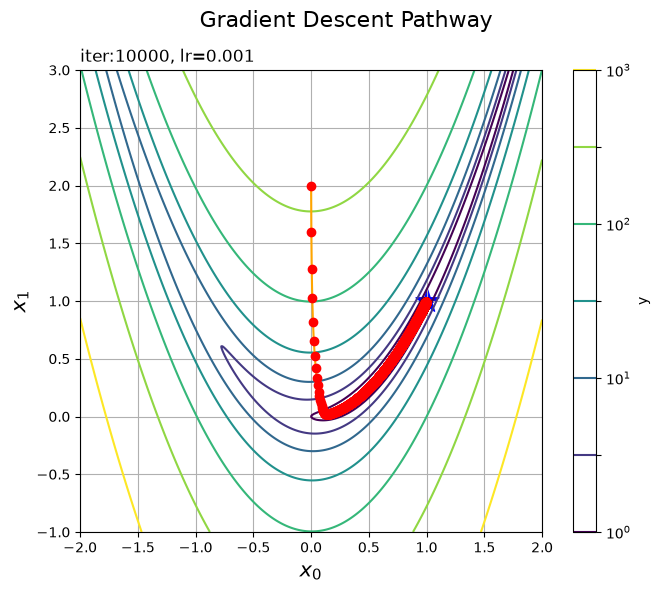
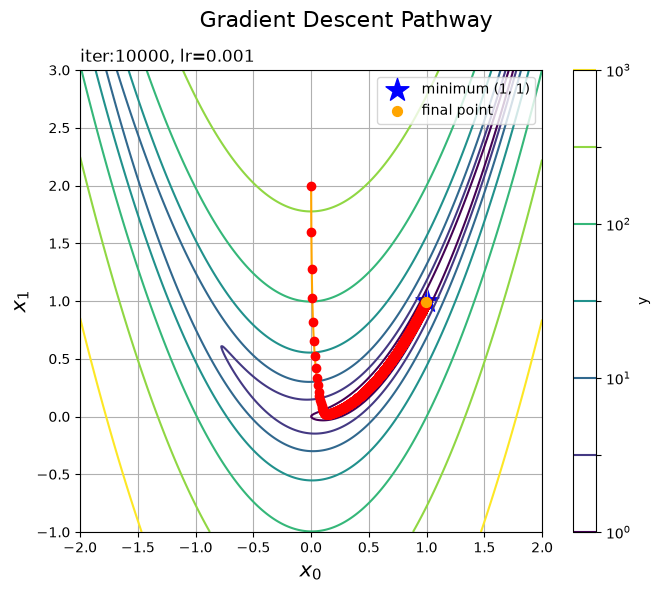
Unified diff of the notebook cell whose output changed from the first chart to the second:
--- before
+++ after
@@ -7,6 +7,7 @@
         fig.suptitle('Gradient Descent Pathway', fontsize=16)
     cnt = ax.contour(x0_grid, x1_grid, y_grid, norm=LogNorm(), levels=levs)
-    ax.scatter(1.0, 1.0, marker='*', s=300, c='blue')
+    ax.scatter(1.0, 1.0, marker='*', s=300, c='blue', label='minimum (1, 1)')
     ax.plot(xs, ys, c='orange', marker='o', mfc='red', mec='red')
+    ax.scatter(xs[-1], ys[-1], marker='o', s=50, c='orange', edgecolors='orange', zorder=5, label='final point')
     ax.set_xlabel('$x_0$', fontsize=15)
     ax.set_ylabel('$x_1$', fontsize=15)
@@ -15,4 +16,5 @@
     ax.grid()
     ax.set_aspect('equal')
+    ax.legend()
     if standalone:
         plt.show()

Commit: nb06: add legend to display func